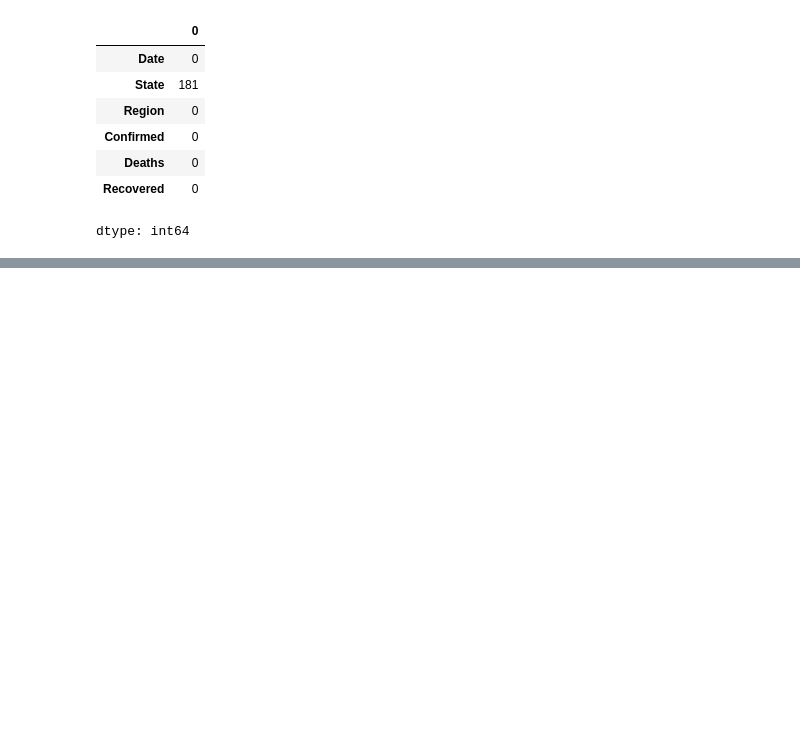
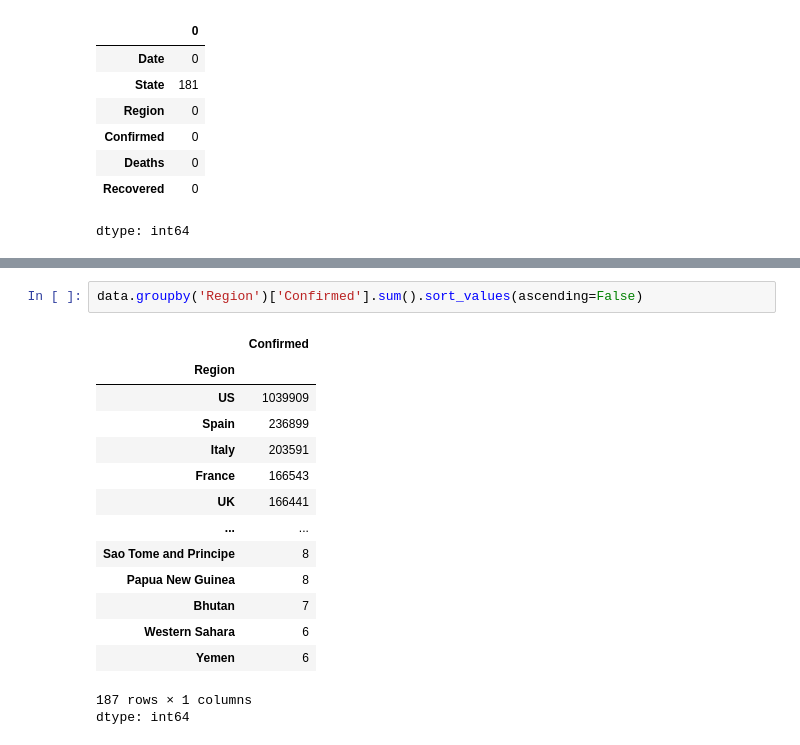
Before and after one commit to Festuskipkoech/Festus_data-science, a Jupyter notebook: Covid19DataAnalysis.ipynb, the cells around one changed output, grey strips where cells are left out. Drawn from its saved outputs; the diff is of its cells as text; blank space fills up the shorter version.

```diff
--- a/Covid19DataAnalysis.ipynb
+++ b/Covid19DataAnalysis.ipynb
@@ -37,0 +72,18 @@ dtype: int64
+# %%
+data.groupby('Region')['Confirmed'].sum().sort_values(ascending=False)
+# %% [output]
+|  | Confirmed |
+| Region |  |
+| US | 1039909 |
+| Spain | 236899 |
+| Italy | 203591 |
+| France | 166543 |
+| UK | 166441 |
+| ... | ... |
+| Sao Tome and Principe | 8 |
+| Papua New Guinea | 8 |
+| Bhutan | 7 |
+| Western Sahara | 6 |
+| Yemen | 6 |
+187 rows × 1 columns
+dtype: int64
```
Also changed, not shown: parts of 5 cells of this notebook.
